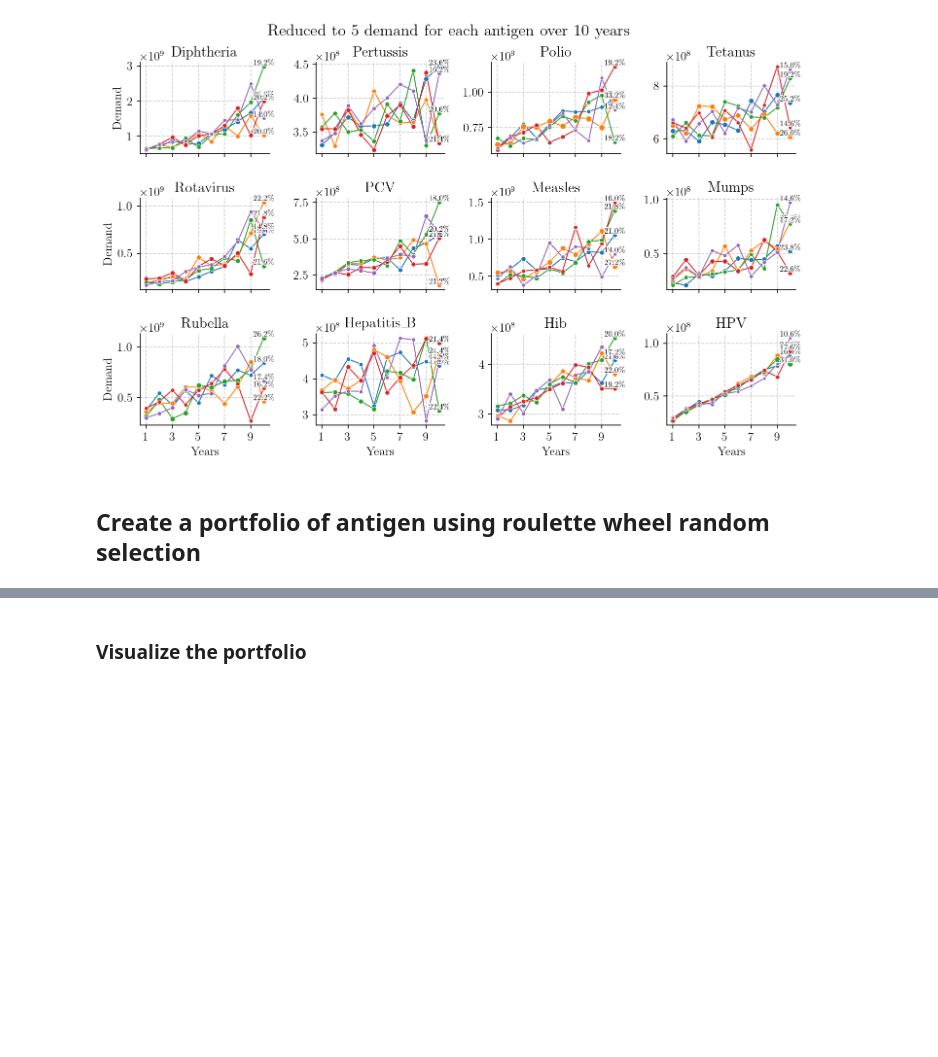
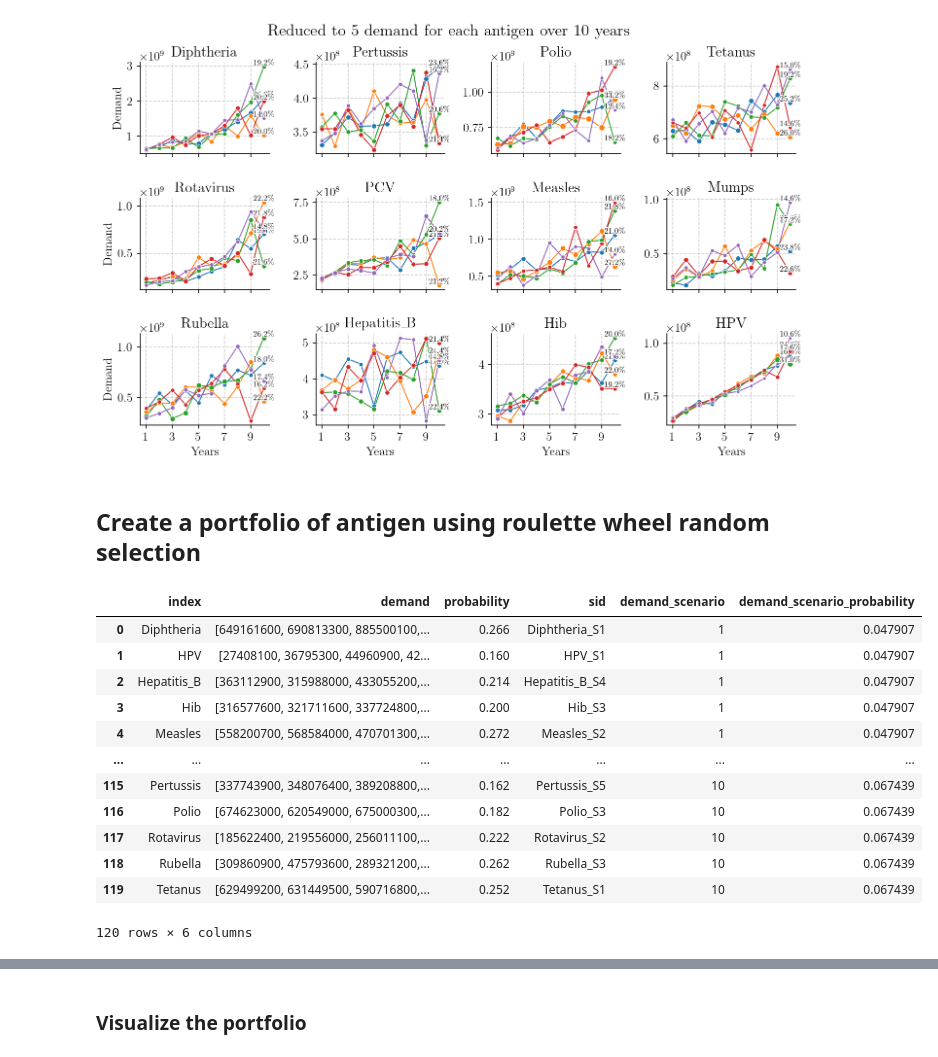
Before and after one commit to nuhorchak/Vaccine_Tender, a Jupyter notebook: scenario generation/generate_demand_scenarios.ipynb, the cells around one changed output, grey strips where cells are left out. Saved outputs shown, nothing was run; the diff lists cells and outputs as text; code cells hidden in the pictures; blank space fills up the shorter version.

```diff
--- a/scenario generation/generate_demand_scenarios.ipynb
+++ b/scenario generation/generate_demand_scenarios.ipynb
@@ -173,4 +173,20 @@ reduced_df = combine_reduced_scenarios(antigen_reduction_dict)
 joblib.dump(reduced_df, f"data/combined_reduced_demand_scenarios.pkl")
 master_scenarios = create_portfolios(reduced_df, n_master_scenarios, verbose=False)
 master_scenarios.to_csv(f"data/{n_master_scenarios}_master_scenarios.csv", index=False)
+# %%
+master_scenarios
+# %% [output]
+|  | index | demand | probability | sid | demand_scenario | demand_scenario_probability |
+| 0 | Diphtheria | [649161600, 690813300, 885500100,... | 0.266 | Diphtheria_S1 | 1 | 0.047907 |
+| 1 | HPV | [27408100, 36795300, 44960900, 42... | 0.160 | HPV_S1 | 1 | 0.047907 |
+| 2 | Hepatitis_B | [363112900, 315988000, 433055200,... | 0.214 | Hepatitis_B_S4 | 1 | 0.047907 |
+| 3 | Hib | [316577600, 321711600, 337724800,... | 0.200 | Hib_S3 | 1 | 0.047907 |
+| 4 | Measles | [558200700, 568584000, 470701300,... | 0.272 | Measles_S2 | 1 | 0.047907 |
+| ... | ... | ... | ... | ... | ... | ... |
+| 115 | Pertussis | [337743900, 348076400, 389208800,... | 0.162 | Pertussis_S5 | 10 | 0.067439 |
+| 116 | Polio | [674623000, 620549000, 675000300,... | 0.182 | Polio_S3 | 10 | 0.067439 |
+| 117 | Rotavirus | [185622400, 219556000, 256011100,... | 0.222 | Rotavirus_S2 | 10 | 0.067439 |
+| 118 | Rubella | [309860900, 475793600, 289321200,... | 0.262 | Rubella_S3 | 10 | 0.067439 |
+| 119 | Tetanus | [629499200, 631449500, 590716800,... | 0.252 | Tetanus_S1 | 10 | 0.067439 |
+120 rows × 6 columns
 # %%
```
Also changed, not shown: parts of 1 cell of this notebook, 6 other files.
